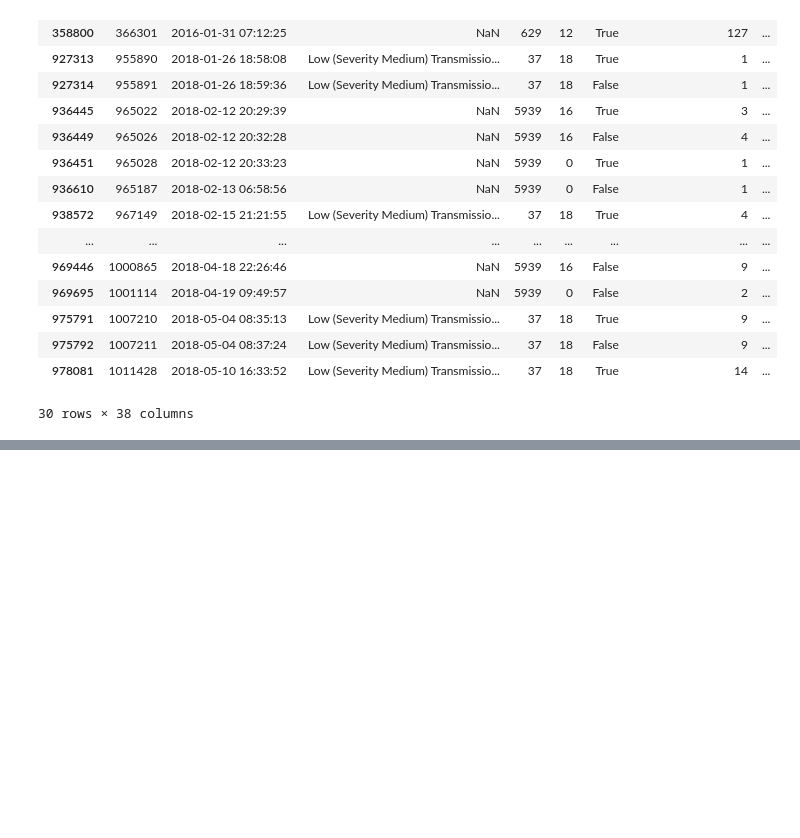
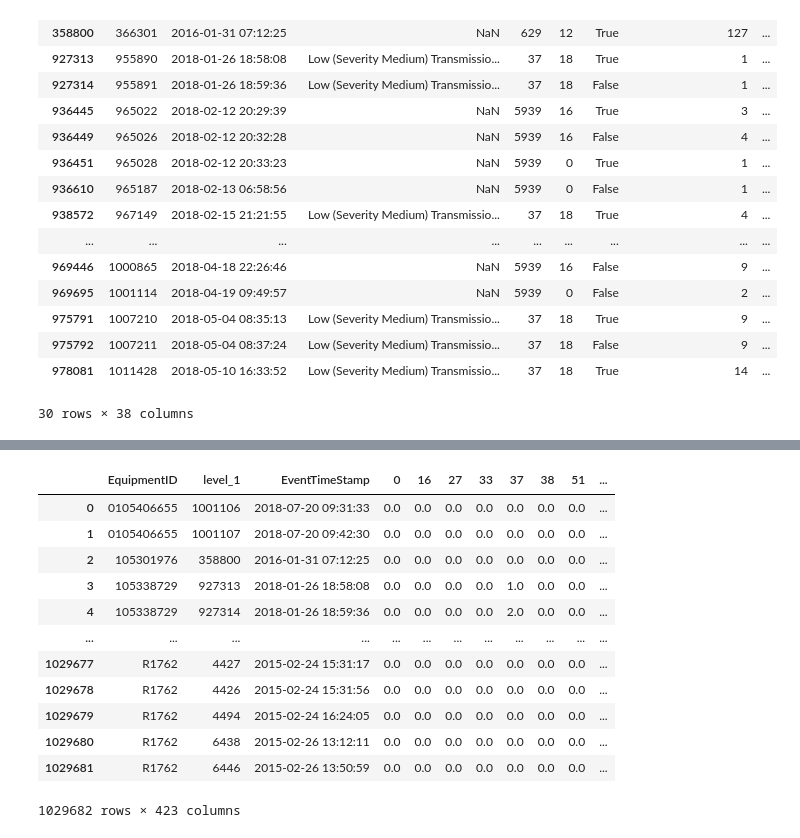
Before and after one commit to ballir27/big-g-ml-data-science-truckstop, a Jupyter notebook: notebooks/AB-data_merge.ipynb, the cells around one changed output, grey strips where cells are left out. Drawn from its saved outputs; the diff is of its cells as text; code cells hidden in the pictures; blank space fills up the shorter version.

```diff
--- a/notebooks/AB-data_merge.ipynb
+++ b/notebooks/AB-data_merge.ipynb
@@ -159,0 +202,5 @@ faults_diagnostics_noservice.to_csv('../data/faults_diagnostics_no_service_stati
+# %%
+#Would a onehotencoder or pd.get_dummies approach with 418 new columns make sense?
+spn_list = faults_diagnostics_noservice['spn'].unique().tolist()
+#spn_list_string = list(map(str, spn_list))
+print(len(spn_list))
@@ -159,0 +209,3 @@ faults_diagnostics_noservice.to_csv('../data/faults_diagnostics_no_service_stati
+# %%
+faults_diagnostics_noservice_spndummies = pd.concat((faults_diagnostics_noservice,pd.get_dummies(faults_diagnostics_noservice['spn'])),1)
+faults_diagnostics_noservice_spndummies.head()
@@ -159,0 +220,18 @@ faults_diagnostics_noservice.to_csv('../data/faults_diagnostics_no_service_stati
+# %%
+final_columns = ['EventTimeStamp', 'EquipmentID', *spn_list]
+faults_diagnostics_noservice_spndummies[final_columns].sort_values(['EventTimeStamp']).groupby(['EquipmentID']).rolling('5D', on='EventTimeStamp', min_periods=0).sum().reset_index()
+#Not sure what this "level_1" column is, but everything else seems great!
+# %% [output]
+|  | EquipmentID | level_1 | EventTimeStamp | 0 | 16 | 27 | 33 | 37 | 38 | 51 | ... |
+| 0 | 0105406655 | 1001106 | 2018-07-20 09:31:33 | 0.0 | 0.0 | 0.0 | 0.0 | 0.0 | 0.0 | 0.0 | ... |
+| 1 | 0105406655 | 1001107 | 2018-07-20 09:42:30 | 0.0 | 0.0 | 0.0 | 0.0 | 0.0 | 0.0 | 0.0 | ... |
+| 2 | 105301976 | 358800 | 2016-01-31 07:12:25 | 0.0 | 0.0 | 0.0 | 0.0 | 0.0 | 0.0 | 0.0 | ... |
+| 3 | 105338729 | 927313 | 2018-01-26 18:58:08 | 0.0 | 0.0 | 0.0 | 0.0 | 1.0 | 0.0 | 0.0 | ... |
+| 4 | 105338729 | 927314 | 2018-01-26 18:59:36 | 0.0 | 0.0 | 0.0 | 0.0 | 2.0 | 0.0 | 0.0 | ... |
+| ... | ... | ... | ... | ... | ... | ... | ... | ... | ... | ... | ... |
+| 1029677 | R1762 | 4427 | 2015-02-24 15:31:17 | 0.0 | 0.0 | 0.0 | 0.0 | 0.0 | 0.0 | 0.0 | ... |
+| 1029678 | R1762 | 4426 | 2015-02-24 15:31:56 | 0.0 | 0.0 | 0.0 | 0.0 | 0.0 | 0.0 | 0.0 | ... |
+| 1029679 | R1762 | 4494 | 2015-02-24 16:24:05 | 0.0 | 0.0 | 0.0 | 0.0 | 0.0 | 0.0 | 0.0 | ... |
+| 1029680 | R1762 | 6438 | 2015-02-26 13:12:11 | 0.0 | 0.0 | 0.0 | 0.0 | 0.0 | 0.0 | 0.0 | ... |
+| 1029681 | R1762 | 6446 | 2015-02-26 13:50:59 | 0.0 | 0.0 | 0.0 | 0.0 | 0.0 | 0.0 | 0.0 | ... |
+1029682 rows × 423 columns
```
Also changed, not shown: parts of 12 cells of this notebook.
